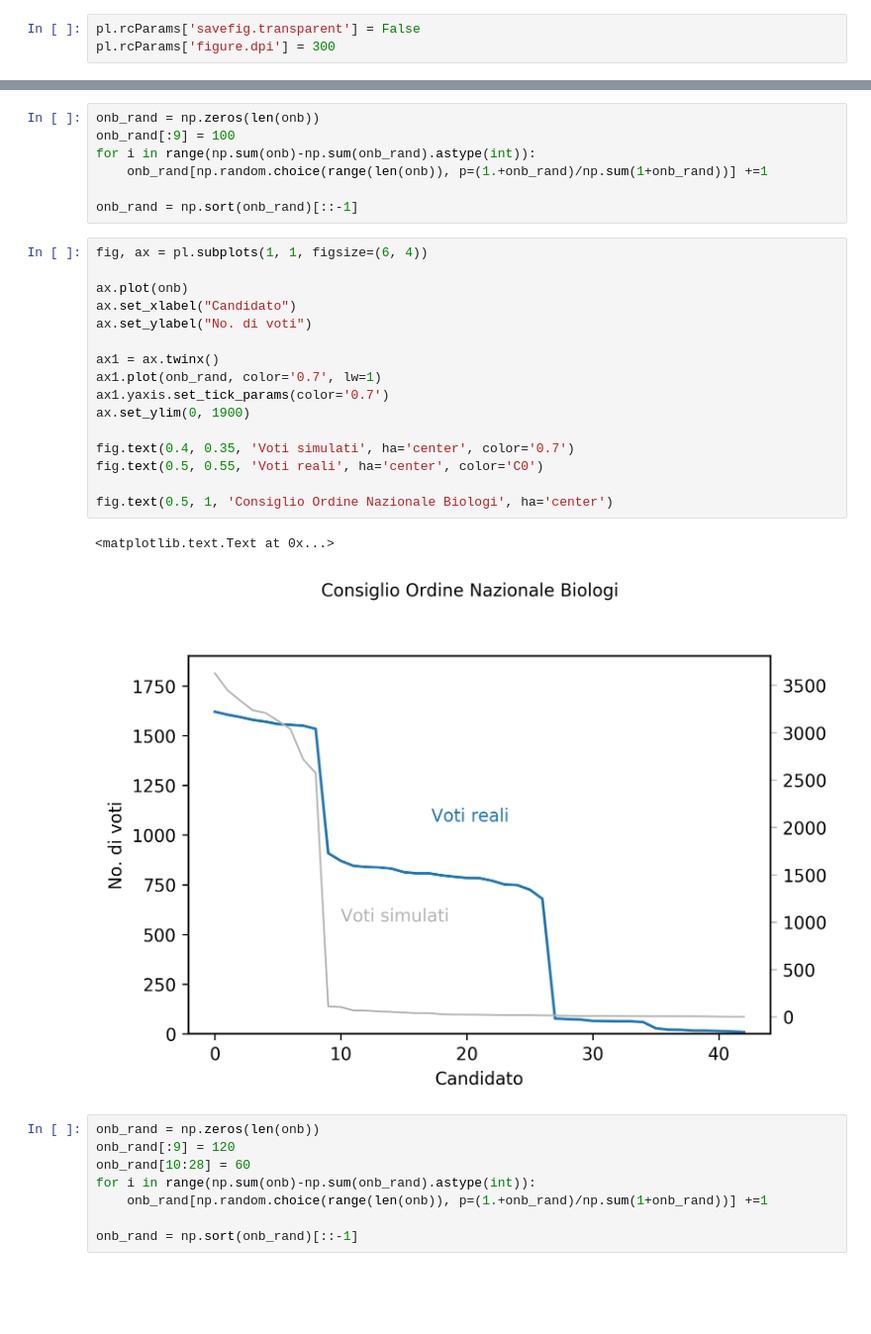
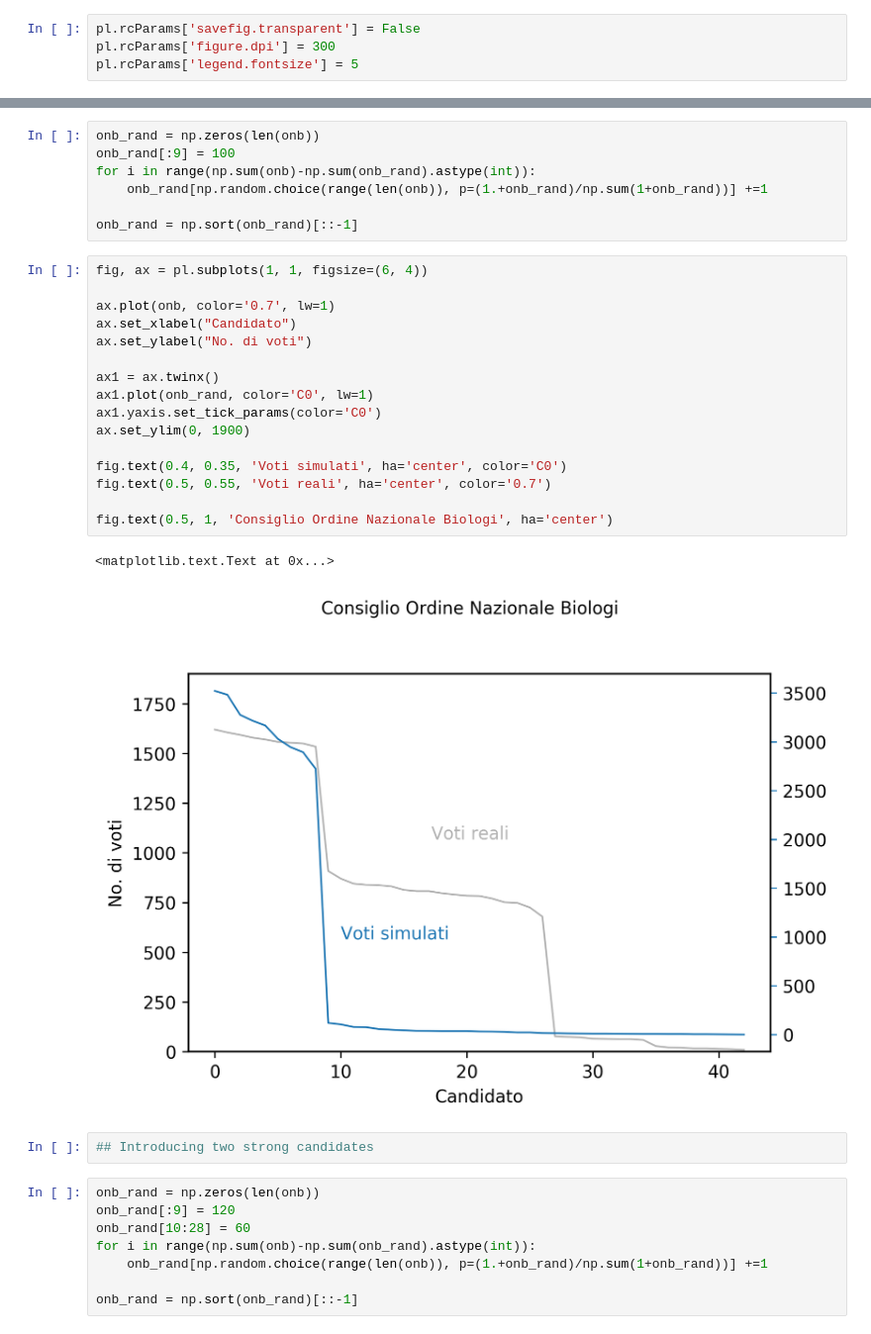
Before and after one commit to fabioedoardoluigialberto/elezioni_onb_2017, a Jupyter notebook: onb.ipynb, the cells around one changed output, grey strips where cells are left out. Shown at 99% size. Cells and saved outputs as stored; diff of their text form; blank space fills up the shorter version.

```diff
--- a/onb.ipynb
+++ b/onb.ipynb
@@ -7,3 +7,4 @@ import pylab as pl
 # %%
 pl.rcParams['savefig.transparent'] = False
 pl.rcParams['figure.dpi'] = 300
+pl.rcParams['legend.fontsize'] = 5
@@ -93,22 +165,24 @@ onb_rand = np.sort(onb_rand)[::-1]
 # %%
 fig, ax = pl.subplots(1, 1, figsize=(6, 4))
 
-ax.plot(onb)
+ax.plot(onb, color='0.7', lw=1)
 ax.set_xlabel("Candidato")
 ax.set_ylabel("No. di voti")
 
 ax1 = ax.twinx()
-ax1.plot(onb_rand, color='0.7', lw=1)
-ax1.yaxis.set_tick_params(color='0.7')
+ax1.plot(onb_rand, color='C0', lw=1)
+ax1.yaxis.set_tick_params(color='C0')
 ax.set_ylim(0, 1900)
 
-fig.text(0.4, 0.35, 'Voti simulati', ha='center', color='0.7')
-fig.text(0.5, 0.55, 'Voti reali', ha='center', color='C0')
+fig.text(0.4, 0.35, 'Voti simulati', ha='center', color='C0')
+fig.text(0.5, 0.55, 'Voti reali', ha='center', color='0.7')
 
 fig.text(0.5, 1, 'Consiglio Ordine Nazionale Biologi', ha='center')
 # %% [output]
 <matplotlib.text.Text at 0x...>
-[figure, old version]
+[figure, new version]
+# %%
+## Introducing two strong candidates
 # %%
 onb_rand = np.zeros(len(onb))
 onb_rand[:9] = 120
```
Also changed, not shown: parts of 28 cells of this notebook.
